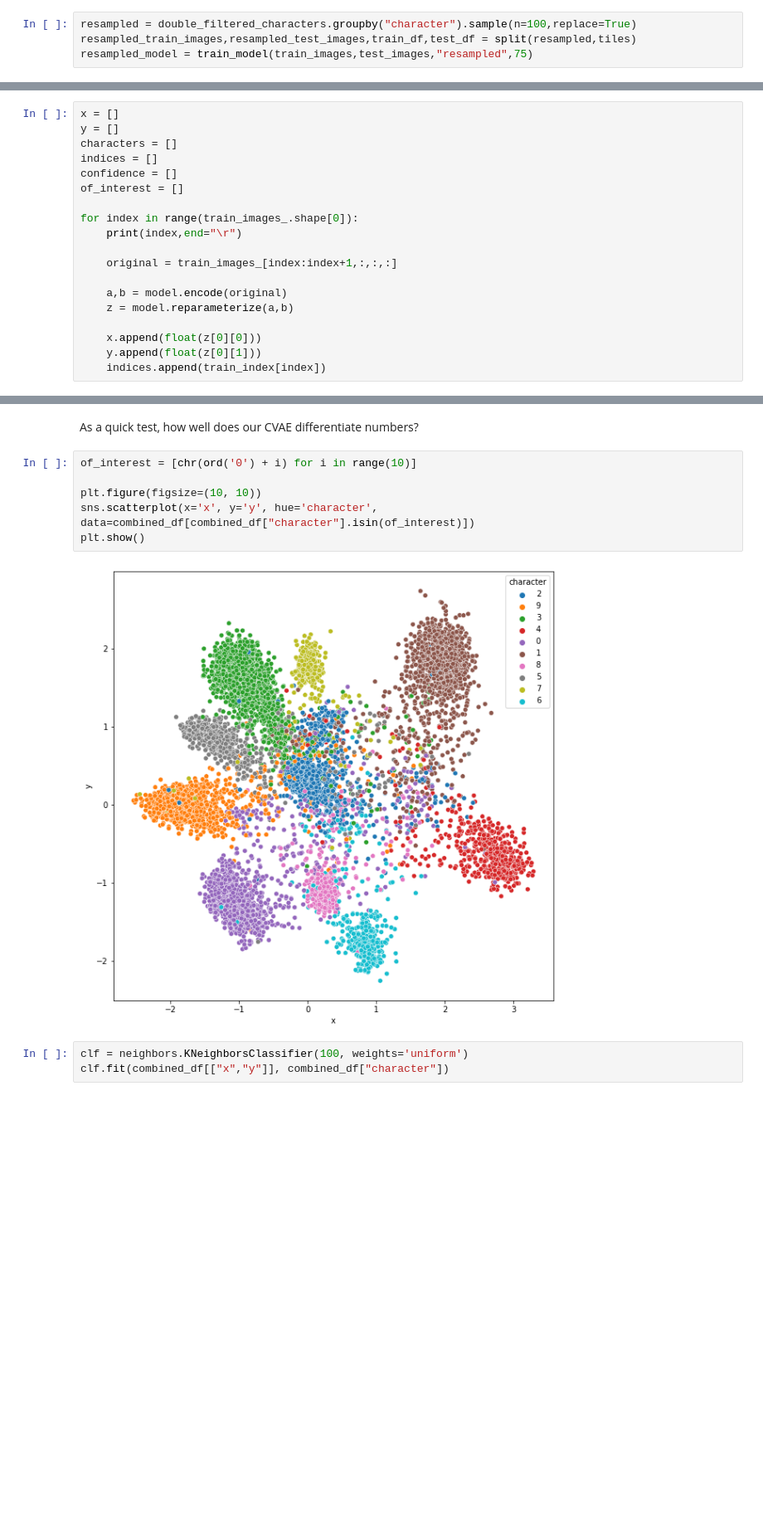
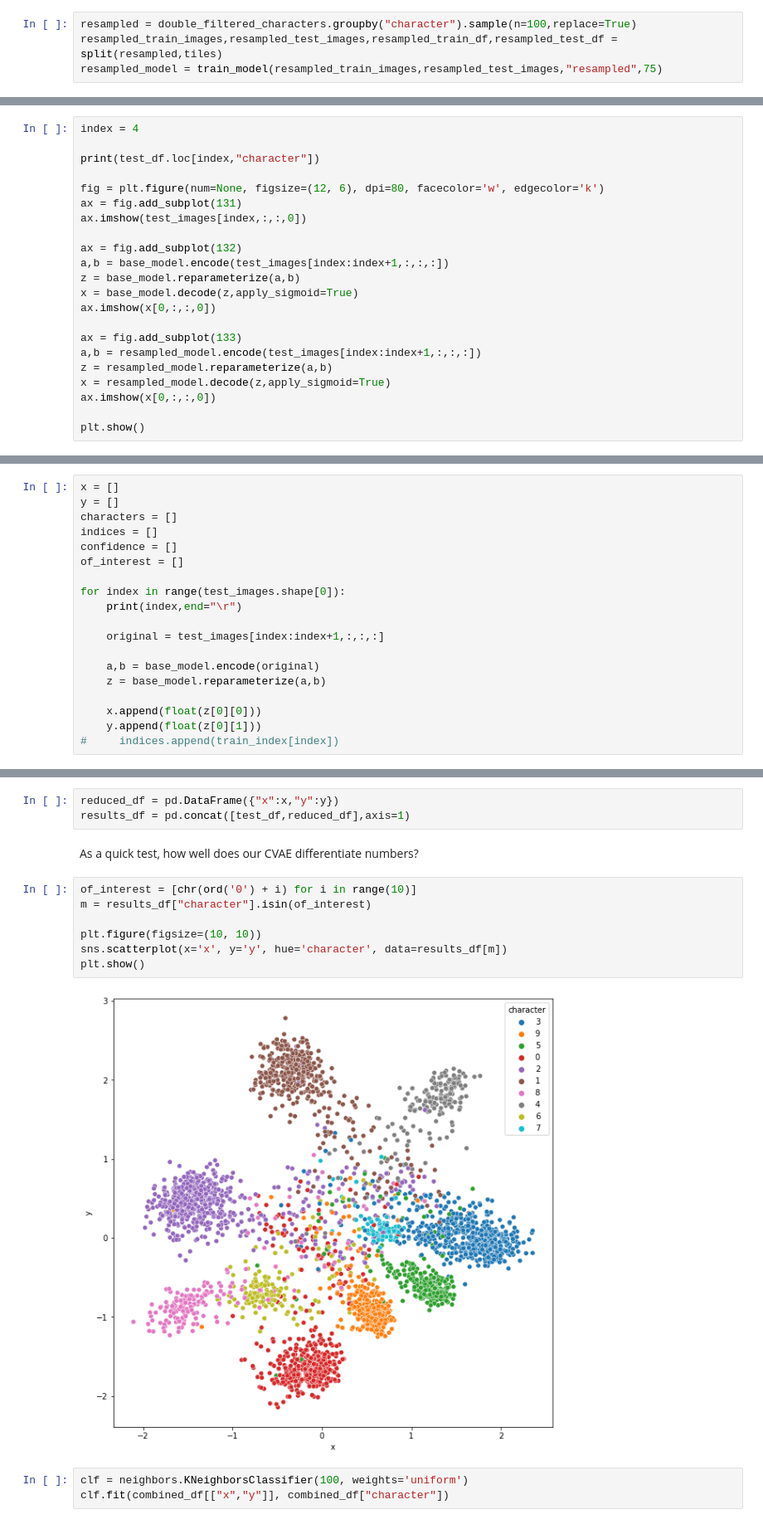
Before and after one commit to ggdhines/historical-transcriptions, a Jupyter notebook: notebooks/ocr followup.ipynb, the cells around one changed output, grey strips where cells are left out. Shown: that part at 83% size. Drawn from its saved outputs; the diff is of its cells as text; blank space fills up the shorter version.

```diff
--- a/notebooks/ocr followup.ipynb
+++ b/notebooks/ocr followup.ipynb
@@ -400,6 +404,6 @@ Epoch: 75, Test set ELBO: -237.10824584960938,time elapse for current epoch: 10.
 To test our CVAE, we will take a test example and see how well the autoencoder corrects the image.
 # %%
 resampled = double_filtered_characters.groupby("character").sample(n=100,replace=True)
-resampled_train_images,resampled_test_images,train_df,test_df = split(resampled,tiles)
-resampled_model = train_model(train_images,test_images,"resampled",75)
+resampled_train_images,resampled_test_images,resampled_train_df,resampled_test_df = split(resampled,tiles)
+resampled_model = train_model(resampled_train_images,resampled_test_images,"resampled",75)
 # %% [output]
@@ -431,0 +414,22 @@ plt.imshow(x[0,:,:,0])
+# %%
+index = 4
+
+print(test_df.loc[index,"character"])
+
+fig = plt.figure(num=None, figsize=(12, 6), dpi=80, facecolor='w', edgecolor='k')
+ax = fig.add_subplot(131)
+ax.imshow(test_images[index,:,:,0])
+
+ax = fig.add_subplot(132)
+a,b = base_model.encode(test_images[index:index+1,:,:,:])
+z = base_model.reparameterize(a,b)
+x = base_model.decode(z,apply_sigmoid=True)
+ax.imshow(x[0,:,:,0])
+
+ax = fig.add_subplot(133)
+a,b = resampled_model.encode(test_images[index:index+1,:,:,:])
+z = resampled_model.reparameterize(a,b)
+x = resampled_model.decode(z,apply_sigmoid=True)
+ax.imshow(x[0,:,:,0])
+
+plt.show()
@@ -437,15 +444,15 @@ indices = []
 confidence = []
 of_interest = []
 
-for index in range(train_images_.shape[0]):
+for index in range(test_images.shape[0]):
     print(index,end="\r")
 
-    original = train_images_[index:index+1,:,:,:]
+    original = test_images[index:index+1,:,:,:]
 
-    a,b = model.encode(original)
-    z = model.reparameterize(a,b)
+    a,b = base_model.encode(original)
+    z = base_model.reparameterize(a,b)
 
     x.append(float(z[0][0]))
     y.append(float(z[0][1]))
-    indices.append(train_index[index])
+#     indices.append(train_index[index])
 # %% [output]
@@ -466,13 +460,17 @@ combined_df.head()
+# %%
+reduced_df = pd.DataFrame({"x":x,"y":y})
+results_df = pd.concat([test_df,reduced_df],axis=1)
 # %% [markdown]
 As a quick test, how well does our CVAE differentiate numbers?
 # %%
 of_interest = [chr(ord('0') + i) for i in range(10)]
+m = results_df["character"].isin(of_interest)
 
 plt.figure(figsize=(10, 10))
-sns.scatterplot(x='x', y='y', hue='character', data=combined_df[combined_df["character"].isin(of_interest)])
+sns.scatterplot(x='x', y='y', hue='character', data=results_df[m])
 plt.show()
 # %% [output]
-[figure, old version]
+[figure, new version]
 # %%
 clf = neighbors.KNeighborsClassifier(100, weights='uniform')
 clf.fit(combined_df[["x","y"]], combined_df["character"])
```
Also changed, not shown: parts of 10 cells of this notebook.
